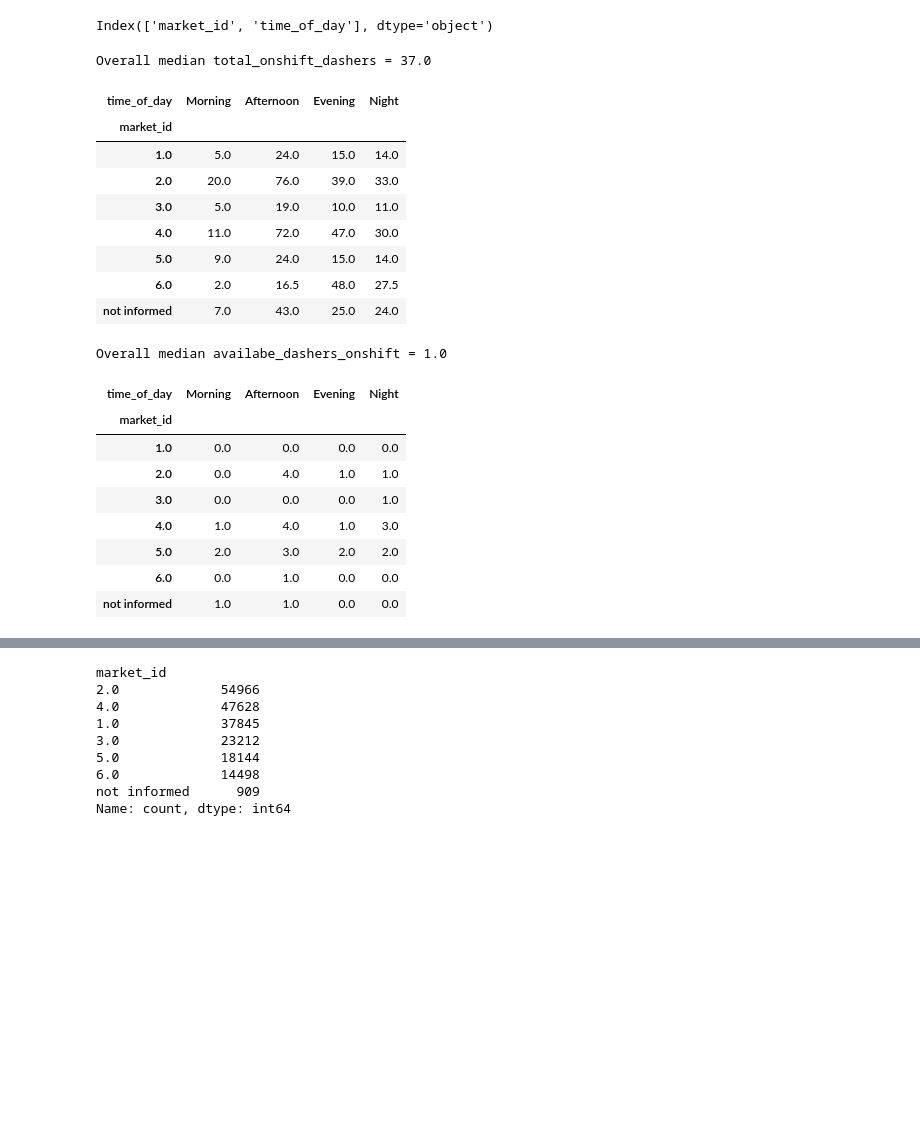
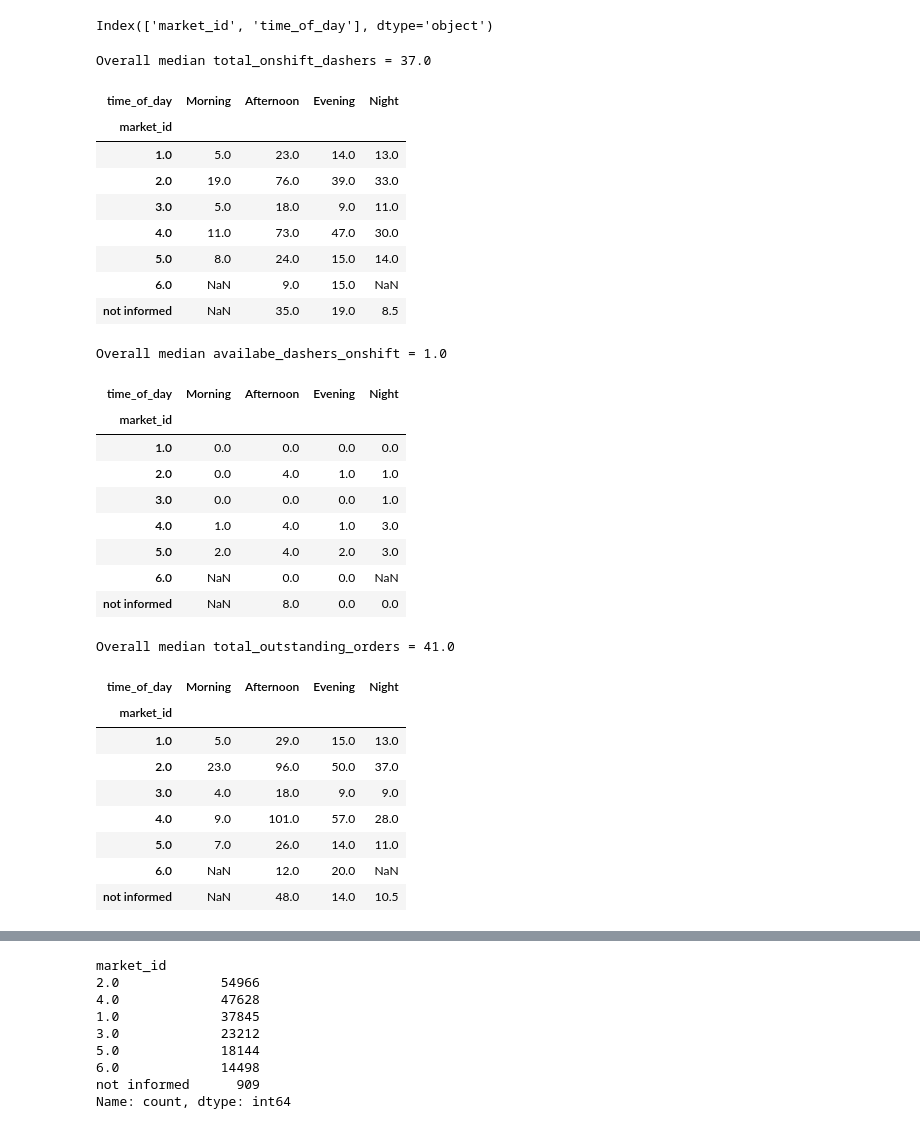
Before and after one commit to FilipeMouraoGit/kaggle_challenges, a Jupyter notebook: exploratory_notebook.ipynb, the cells around one changed output, grey strips where cells are left out. Drawn from its saved outputs; the diff is of its cells as text; code cells hidden in the pictures; blank space fills up the shorter version.

```diff
--- a/exploratory_notebook.ipynb
+++ b/exploratory_notebook.ipynb
@@ -12,26 +14,27 @@ from doordash_challenge.models.functions.Handler import DataHandler
 # %% [markdown]
 # Reading data
 # %%
-whole_data = pd.read_csv('C:\\Users\\filip\\meu_computador\\Github\\repositories\\kaggle\\kaggle_challenges\\doordash_challenge\\data\\historical_data.csv')
-whole_data['created_at'] = pd.to_datetime(whole_data['created_at'])
-whole_data['actual_delivery_time'] = pd.to_datetime(whole_data['actual_delivery_time'])
-whole_data  = whole_data.sort_values('created_at')
-whole_data = whole_data.drop(['min_item_price', 'max_item_price'],axis=1)
+data = pd.read_csv('C:\\Users\\filip\\meu_computador\\Github\\repositories\\kaggle\\kaggle_challenges\\doordash_challenge\\data\\historical_data.csv')
+data['created_at'] = pd.to_datetime(data['created_at'])
+data['actual_delivery_time'] = pd.to_datetime(data['actual_delivery_time'])
+data  = data.sort_values('created_at')
+data = data.drop(['min_item_price', 'max_item_price'],axis=1)
 # %% [markdown]
 ## Simple Cleaning
 # %%
-data_clean_temporal = DataCleaner.add_temporal_variables(whole_data)
+data_clean_temporal = DataCleaner.add_temporal_variables(data)
 data_clean_target = DataCleaner.add_target_variables(data_clean_temporal.copy(), delivery_threshold=3)
 data_cleaning = DataCleaner.remove_negative_values(data_clean_target.copy())
 # %%
-# # filling categorinal nan values
-# whole_data['market_id'] = whole_data['market_id'].fillna('not informed')
-# whole_data['market_id'] = whole_data['market_id'].astype(str)
+# filling categorinal nan values
+whole_data = data_cleaning.copy()
+whole_data['market_id'] = whole_data['market_id'].fillna('not informed')
+whole_data['market_id'] = whole_data['market_id'].astype(str)
 
-# whole_data['order_protocol'] = whole_data['order_protocol'].fillna('not informed')
-# whole_data['order_protocol'] = whole_data['order_protocol'].astype(str)
+whole_data['order_protocol'] = whole_data['order_protocol'].fillna('not informed')
+whole_data['order_protocol'] = whole_data['order_protocol'].astype(str)
 
-# whole_data['store_primary_category'] = whole_data['store_primary_category'].fillna('not informed')
+whole_data['store_primary_category'] = whole_data['store_primary_category'].fillna('not informed')
 # %% [markdown]
 ## Input missing data of categorical columns
 # %%
@@ -145,16 +144,13 @@ display(whole_data_primary_category.loc[whole_data_primary_category['store_id'].
 # %%
-
-
 whole_data_market_id_maxs = whole_data_market_id.groupby('store_id', as_index=False).agg(count_subtotal=('count_subtotal','max'))
-whole_data_market_id_mins = whole_data_market_id.groupby('store_id', as_index=False).agg(first_occurence=('first_occurence','min'))
 whole_data_market_id_filtered = whole_data_market_id.merge(whole_data_market_id_maxs, how='inner', on=['store_id','count_subtotal'])
-whole_data_market_id_unique = whole_data_market_id.merge(whole_data_market_id_mins, how='inner', on=['store_id','first_occurence'])
-
+whole_data_market_id_mins = whole_data_market_id_filtered.groupby('store_id', as_index=False).agg(first_occurence=('first_occurence','min'))
+whole_data_market_id_unique = whole_data_market_id_filtered.merge(whole_data_market_id_mins, how='inner', on=['store_id','first_occurence'])
 
 whole_data_primary_category_maxs = whole_data_primary_category.groupby('store_id', as_index=False).agg(count_subtotal=('count_subtotal','max'))
-whole_data_primary_category_mins = whole_data_primary_category.groupby('store_id', as_index=False).agg(first_occurence=('first_occurence','min'))
 whole_data_primary_category_filtered = whole_data_primary_category.merge(whole_data_primary_category_maxs, how='inner', on=['store_id','count_subtotal'])
-whole_data_primary_category_unique = whole_data_primary_category.merge(whole_data_primary_category_mins, how='inner', on=['store_id','first_occurence'])
+whole_data_primary_category_mins = whole_data_primary_category_filtered.groupby('store_id', as_index=False).agg(first_occurence=('first_occurence','min'))
+whole_data_primary_category_unique = whole_data_primary_category_filtered.merge(whole_data_primary_category_mins, how='inner', on=['store_id','first_occurence'])
 # %%
 display(whole_data_market_id_filtered.loc[whole_data_market_id_filtered['store_id'].eq(314)])
 display(whole_data_primary_category_filtered.loc[whole_data_primary_category_filtered['store_id'].eq(314)])
@@ -355,23 +312,25 @@ x.columns[:-1]
 # %% [output]
 Index(['market_id', 'time_of_day'], dtype='object')
 # %%
-# display(whole_data_test[['total_onshift_dashers','availabe_dashers_onshift','total_outstanding_orders']].median())
 print(f'''Overall median total_onshift_dashers = {whole_data_test[['total_onshift_dashers']].median().values[0]}''')
 display(whole_data_test.groupby(['market_id','time_of_day'],as_index=False).agg(median_value = ('total_onshift_dashers','median'),).pivot(index='market_id',columns='time_of_day', values='median_value')[['Morning', 'Afternoon', 'Evening', 'Night']])
+
 print(f'''Overall median availabe_dashers_onshift = {whole_data_test[['availabe_dashers_onshift']].median().values[0]}''')
 display(whole_data_test.groupby(['market_id','time_of_day'],as_index=False).agg(median_value = ('availabe_dashers_onshift','median'),).pivot(index='market_id',columns='time_of_day', values='median_value')[['Morning', 'Afternoon', 'Evening', 'Night']])
-# display(whole_data_test.groupby(['market_id','time_of_day'],as_index=False).agg(median_value = ('total_outstanding_orders','median'),).pivot(index='market_id',columns='time_of_day', values='median_value'))
+
+print(f'''Overall median total_outstanding_orders = {whole_data_test[['total_outstanding_orders']].median().values[0]}''')
+display(whole_data_test.groupby(['market_id','time_of_day'],as_index=False).agg(median_value = ('total_outstanding_orders','median'),).pivot(index='market_id',columns='time_of_day', values='median_value')[['Morning', 'Afternoon', 'Evening', 'Night']])
 # %% [output]
 Overall median total_onshift_dashers = 37.0
 | time_of_day | Morning | Afternoon | Evening | Night |
 | market_id |  |  |  |  |
-| 1.0 | 5.0 | 24.0 | 15.0 | 14.0 |
-| 2.0 | 20.0 | 76.0 | 39.0 | 33.0 |
-| 3.0 | 5.0 | 19.0 | 10.0 | 11.0 |
-| 4.0 | 11.0 | 72.0 | 47.0 | 30.0 |
-| 5.0 | 9.0 | 24.0 | 15.0 | 14.0 |
-| 6.0 | 2.0 | 16.5 | 48.0 | 27.5 |
-| not informed | 7.0 | 43.0 | 25.0 | 24.0 |
+| 1.0 | 5.0 | 23.0 | 14.0 | 13.0 |
+| 2.0 | 19.0 | 76.0 | 39.0 | 33.0 |
+| 3.0 | 5.0 | 18.0 | 9.0 | 11.0 |
+| 4.0 | 11.0 | 73.0 | 47.0 | 30.0 |
+| 5.0 | 8.0 | 24.0 | 15.0 | 14.0 |
+| 6.0 | NaN | 9.0 | 15.0 | NaN |
+| not informed | NaN | 35.0 | 19.0 | 8.5 |
 Overall median availabe_dashers_onshift = 1.0
 | time_of_day | Morning | Afternoon | Evening | Night |
 | market_id |  |  |  |  |
@@ -379,6 +338,16 @@ Overall median availabe_dashers_onshift = 1.0
 | 2.0 | 0.0 | 4.0 | 1.0 | 1.0 |
 | 3.0 | 0.0 | 0.0 | 0.0 | 1.0 |
 | 4.0 | 1.0 | 4.0 | 1.0 | 3.0 |
-| 5.0 | 2.0 | 3.0 | 2.0 | 2.0 |
-| 6.0 | 0.0 | 1.0 | 0.0 | 0.0 |
-| not informed | 1.0 | 1.0 | 0.0 | 0.0 |
+| 5.0 | 2.0 | 4.0 | 2.0 | 3.0 |
+| 6.0 | NaN | 0.0 | 0.0 | NaN |
+| not informed | NaN | 8.0 | 0.0 | 0.0 |
+Overall median total_outstanding_orders = 41.0
+| time_of_day | Morning | Afternoon | Evening | Night |
+| market_id |  |  |  |  |
+| 1.0 | 5.0 | 29.0 | 15.0 | 13.0 |
+| 2.0 | 23.0 | 96.0 | 50.0 | 37.0 |
+| 3.0 | 4.0 | 18.0 | 9.0 | 9.0 |
+| 4.0 | 9.0 | 101.0 | 57.0 | 28.0 |
+| 5.0 | 7.0 | 26.0 | 14.0 | 11.0 |
+| 6.0 | NaN | 12.0 | 20.0 | NaN |
+| not informed | NaN | 48.0 | 14.0 | 10.5 |
```
Also changed, not shown: parts of 21 cells of this notebook, 1 other file.
